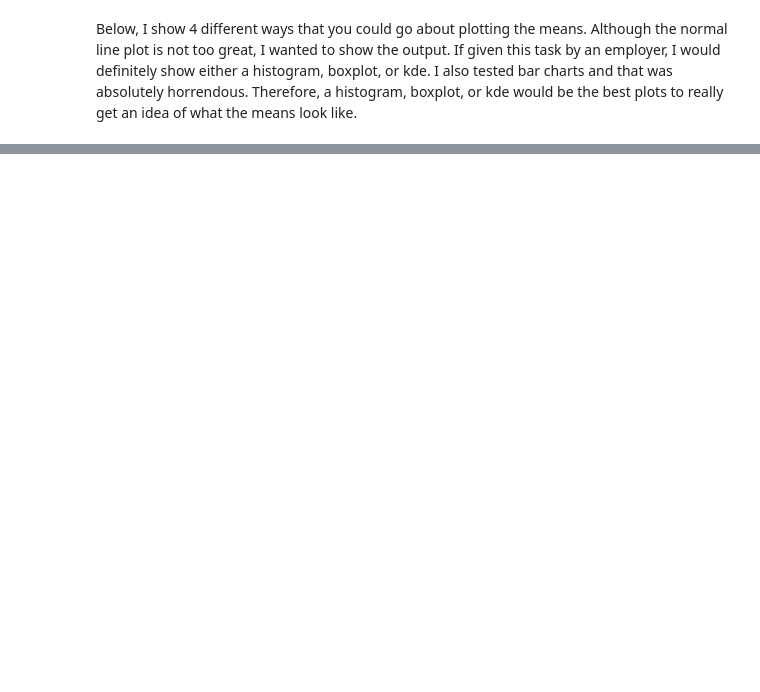
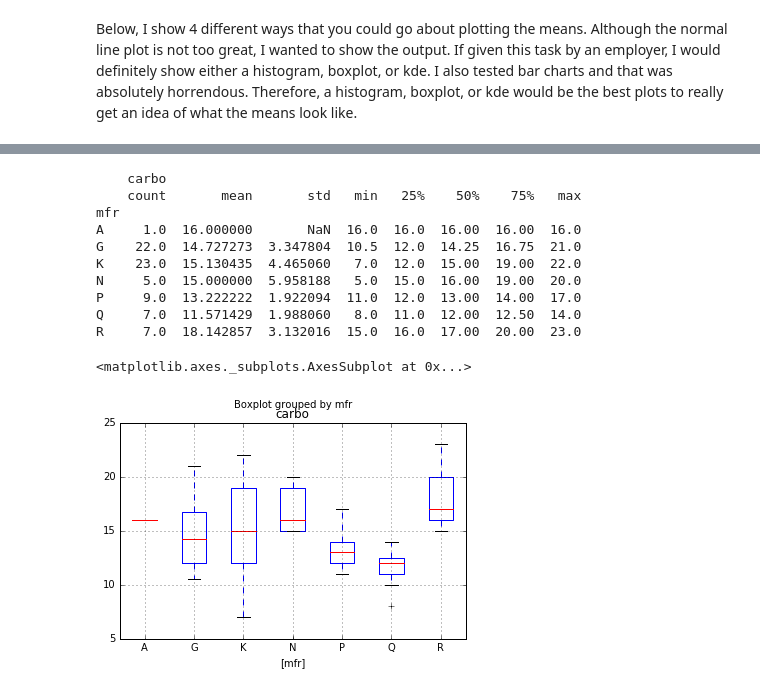
Before and after one commit to JonathanJohann/Independent_Research, a Jupyter notebook: 6.S085 Statistics for Research Projects Problem Set 1.ipynb, the cells around one changed output, grey strips where cells are left out. Saved outputs shown, nothing was run; the diff lists cells and outputs as text; code cells hidden in the pictures; blank space fills up the shorter version.

```diff
--- a/6.S085 Statistics for Research Projects Problem Set 1.ipynb
+++ b/6.S085 Statistics for Research Projects Problem Set 1.ipynb
@@ -54,0 +58,5 @@ sample_means.Means.plot(kind='box')
+# %%
+df = pd.read_csv('cereal_simple.csv',sep=',',header=0)
+print 'The column values are:'
+for col in df.columns.values:
+    print col
@@ -54,0 +92,16 @@ sample_means.Means.plot(kind='box')
+# %%
+print df[['mfr','carbo']].groupby('mfr').describe().unstack()
+df[['mfr','carbo']].boxplot(by='mfr')
+# %% [output]
+    carbo
+    count       mean       std   min   25%    50%    75%   max
+mfr
+A     1.0  16.000000       NaN  16.0  16.0  16.00  16.00  16.0
+G    22.0  14.727273  3.347804  10.5  12.0  14.25  16.75  21.0
+K    23.0  15.130435  4.465060   7.0  12.0  15.00  19.00  22.0
+N     5.0  15.000000  5.958188   5.0  15.0  16.00  19.00  20.0
+P     9.0  13.222222  1.922094  11.0  12.0  13.00  14.00  17.0
+Q     7.0  11.571429  1.988060   8.0  11.0  12.00  12.50  14.0
+R     7.0  18.142857  3.132016  15.0  16.0  17.00  20.00  23.0
+<matplotlib.axes._subplots.AxesSubplot at 0x...>
+[figure, added]
```
Also changed, not shown: parts of 13 cells of this notebook.
